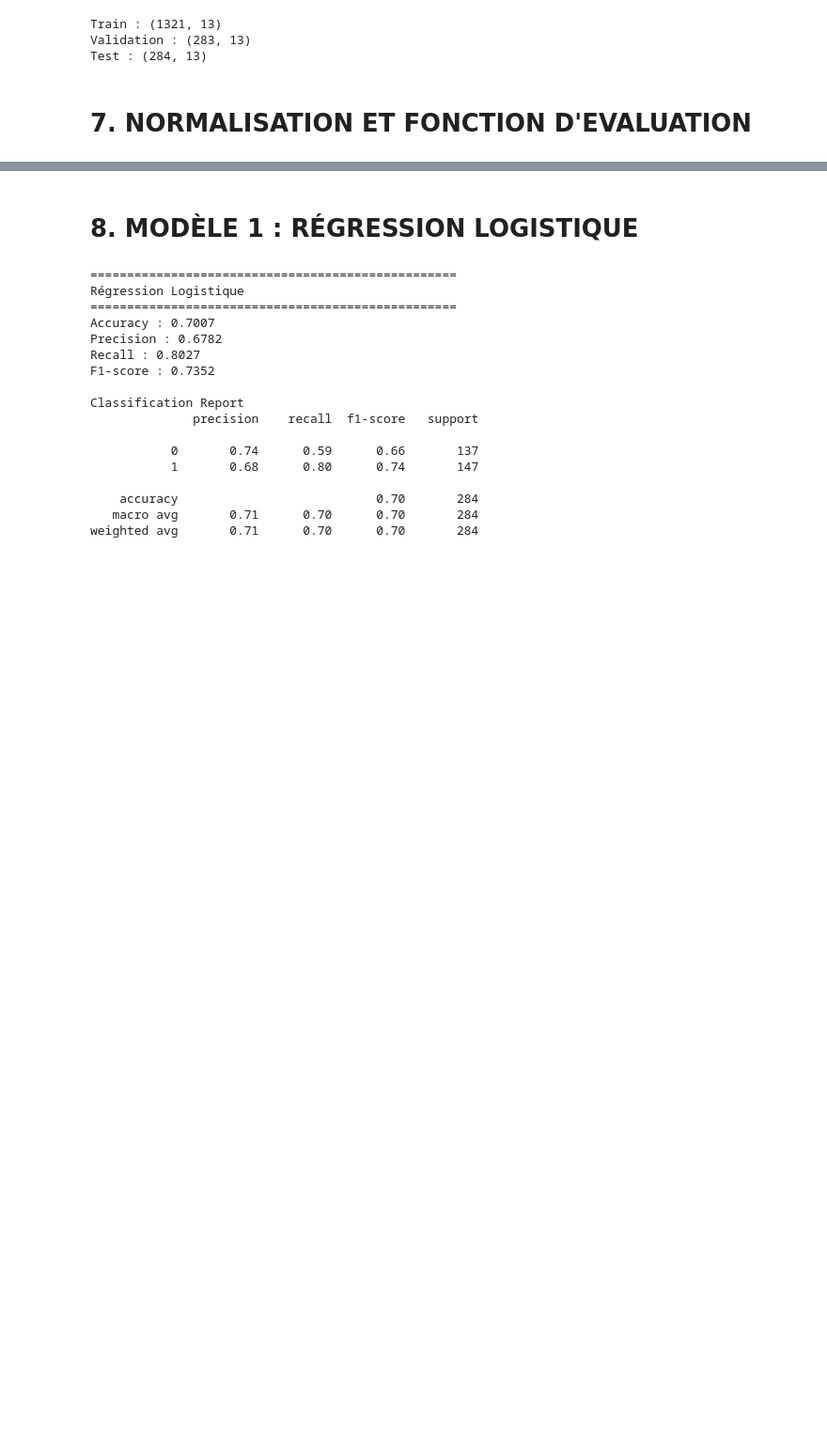
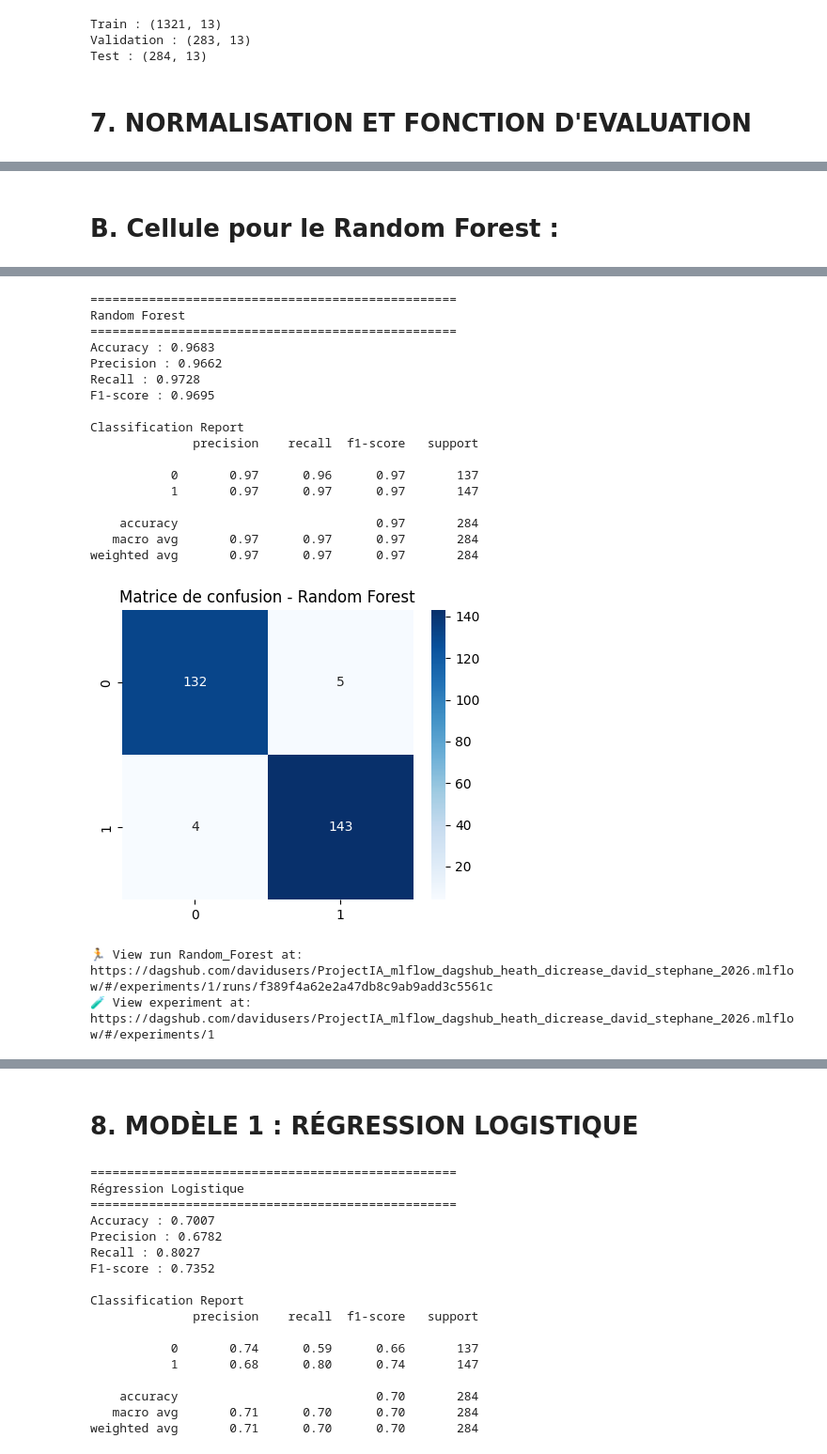
Before and after one commit to davidusers/ProjectIA_mlflow_dagshub_heath_dicrease_david_stephane_2026, a Jupyter notebook: maladie_cardiaque.ipynb, the cells around one changed output, grey strips where cells are left out. Shown at 94% size. Drawn from its saved outputs; the diff is of its cells as text; code cells hidden in the pictures; blank space fills up the shorter version.

```diff
--- a/maladie_cardiaque.ipynb
+++ b/maladie_cardiaque.ipynb
@@ -227,0 +324,11 @@ def evaluate_model(name, model, Xtest, ytest):
+# %% [markdown]
+# B. Cellule pour le Random Forest :
+# %%
+with mlflow.start_run(run_name="Random_Forest"):
+    # Votre code existant
+    rf = RandomForestClassifier(n_estimators=200, random_state=42)
+    rf.fit(X_train, y_train)
+
+    # Évaluation
+    results_rf = evaluate_model("Random Forest", rf, X_test, y_test)
+# %% [output]
@@ -227,0 +336,20 @@ def evaluate_model(name, model, Xtest, ytest):
+==================================================
+Random Forest
+==================================================
+Accuracy : 0.9683
+Precision : 0.9662
+Recall : 0.9728
+F1-score : 0.9695
+
+Classification Report
+              precision    recall  f1-score   support
+
+           0       0.97      0.96      0.97       137
+           1       0.97      0.97      0.97       147
+
+    accuracy                           0.97       284
+   macro avg       0.97      0.97      0.97       284
+weighted avg       0.97      0.97      0.97       284
+[figure, added]
+🏃 View run Random_Forest at: https://dagshub.com/davidusers/ProjectIA_mlflow_dagshub_heath_dicrease_david_stephane_2026.mlflow/#/experiments/1/runs/f389f4a62e2a47db8c9ab9add3c5561c
+🧪 View experiment at: https://dagshub.com/davidusers/ProjectIA_mlflow_dagshub_heath_dicrease_david_stephane_2026.mlflow/#/experiments/1
```
Also changed, not shown: parts of 12 cells of this notebook.
